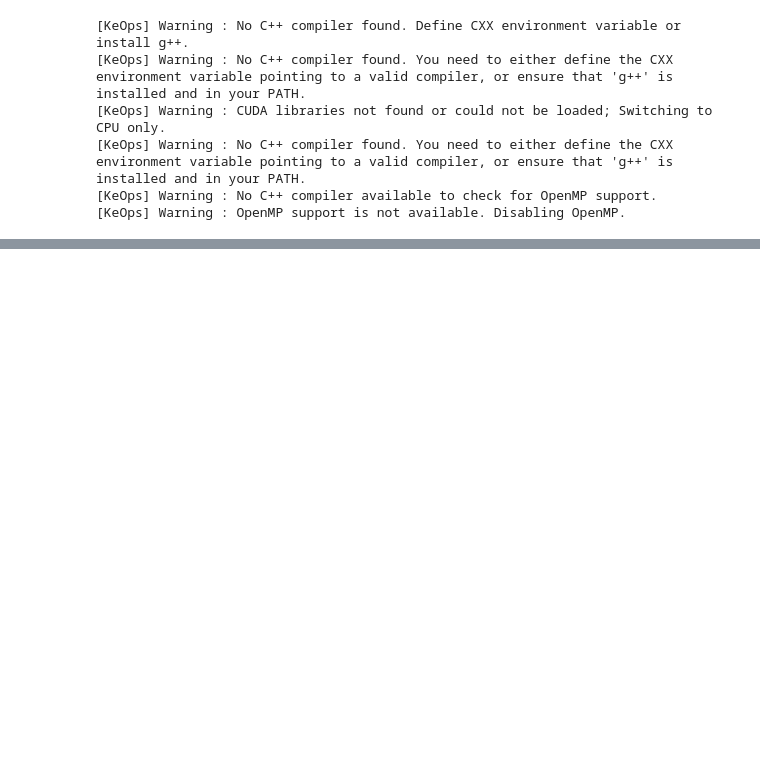
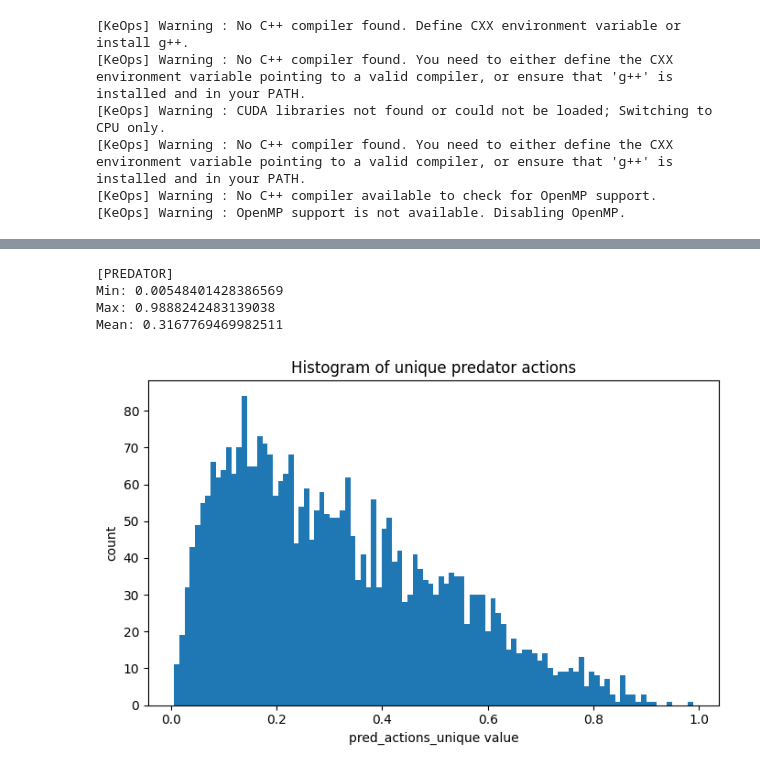
Before and after one commit to wirthy21/Master-Thesis, a Jupyter notebook: notebooks - gail_testing/1.3 GAIL - Sequence Prey Only.ipynb, the cells around one changed output, grey strips where cells are left out. Saved outputs shown, nothing was run; the diff lists cells and outputs as text; code cells hidden in the pictures; blank space fills up the shorter version.

```diff
--- a/notebooks - gail_testing/1.3 GAIL - Sequence Prey Only.ipynb
+++ b/notebooks - gail_testing/1.3 GAIL - Sequence Prey Only.ipynb
@@ -235,10 +278,13 @@ plot_eval_metrics(metrics_list, role="prey",
 # %%
 %matplotlib tk
-_, gen_prey_tensor = run_env_simulation(visualization='on', prey_policy=prey_policy, pred_policy=None,
-                                        n_prey=32, n_pred=0, max_steps=100,
-                                        pred_speed=5, prey_speed=5,
-                                        area_width=50, area_height=50,
-                                        step_size=0.5)
+_, gen_prey_tensor = run_env_simulation(visualization='on',
+                                        prey_policy=prey_policy, pred_policy=None,
+                                        n_prey=32, n_pred=0,
+                                        max_steps=100,
+                                        pred_speed=pred_speed, prey_speed=prey_speed,
+                                        area_width=width, area_height=height,
+                                        max_turn = max_turn,
+                                        step_size=step_size)
 # %%
 %matplotlib tk
 _, exp_prey_sequence, couzin_metrics, init_pool = run_couzin_simulation(visualization="on", max_steps=max_steps,
@@ -248,3 +294,26 @@ _, exp_prey_sequence, couzin_metrics, init_pool = run_couzin_simulation(visualiz
                                          alpha=0.01, # social behavior - attack only
                                          theta_dot_max=0.5, theta_dot_max_shark=0.5,
                                          number_of_sharks=0, n=32)
+# %%
+%matplotlib inline
+pred_actions = gen_prey_tensor[..., 4]
+pred_actions_unique = list(set(pred_actions.reshape(-1).tolist()))
+
+print("[PREDATOR]")
+print("Min:", min(pred_actions_unique))
+print("Max:", max(pred_actions_unique))
+print("Mean:", sum(pred_actions_unique)/len(pred_actions_unique))
+
+plt.figure(figsize=(7,4.5))
+plt.hist(pred_actions_unique, bins=100)
+plt.xlabel("pred_actions_unique value")
+plt.ylabel("count")
+plt.title("Histogram of unique predator actions")
+plt.tight_layout()
+plt.show()
+# %% [output]
+[PREDATOR]
+Min: 0.00548401428386569
+Max: 0.9888242483139038
+Mean: 0.3167769469982511
+[figure, added]
```
Also changed, not shown: parts of 11 cells of this notebook, 13 other files.
